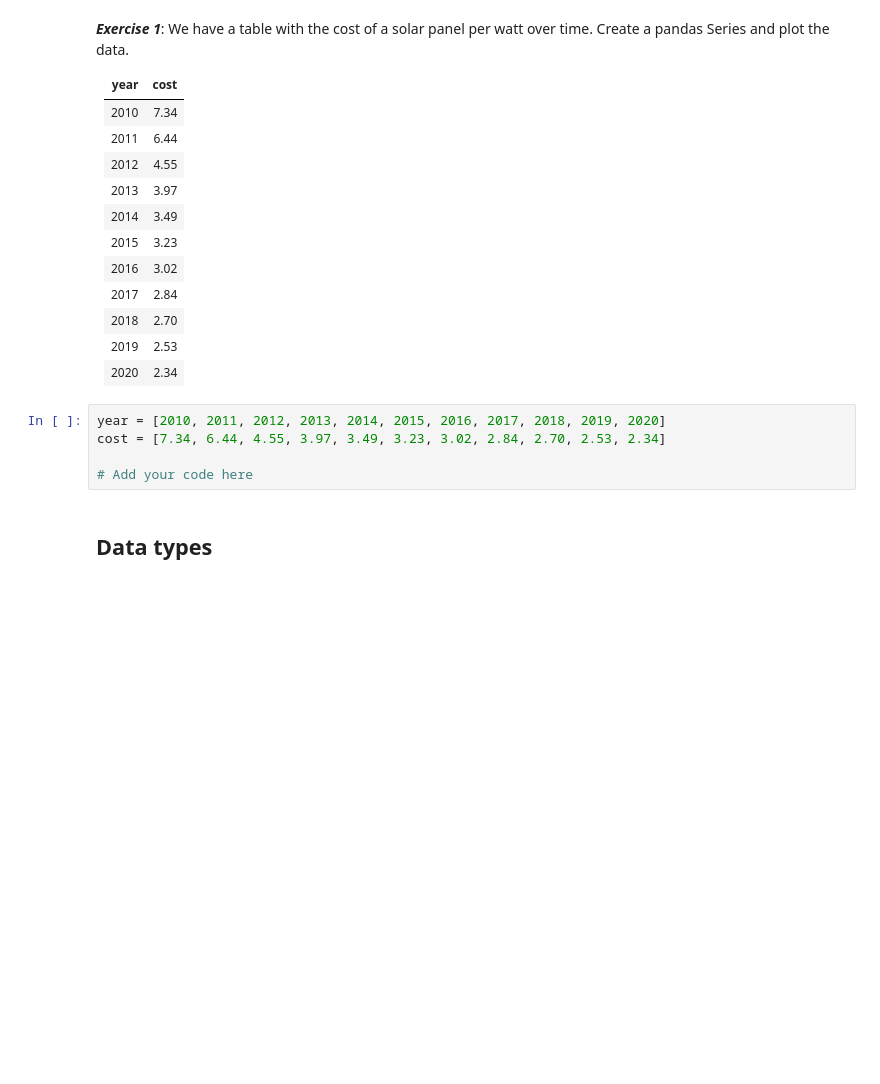
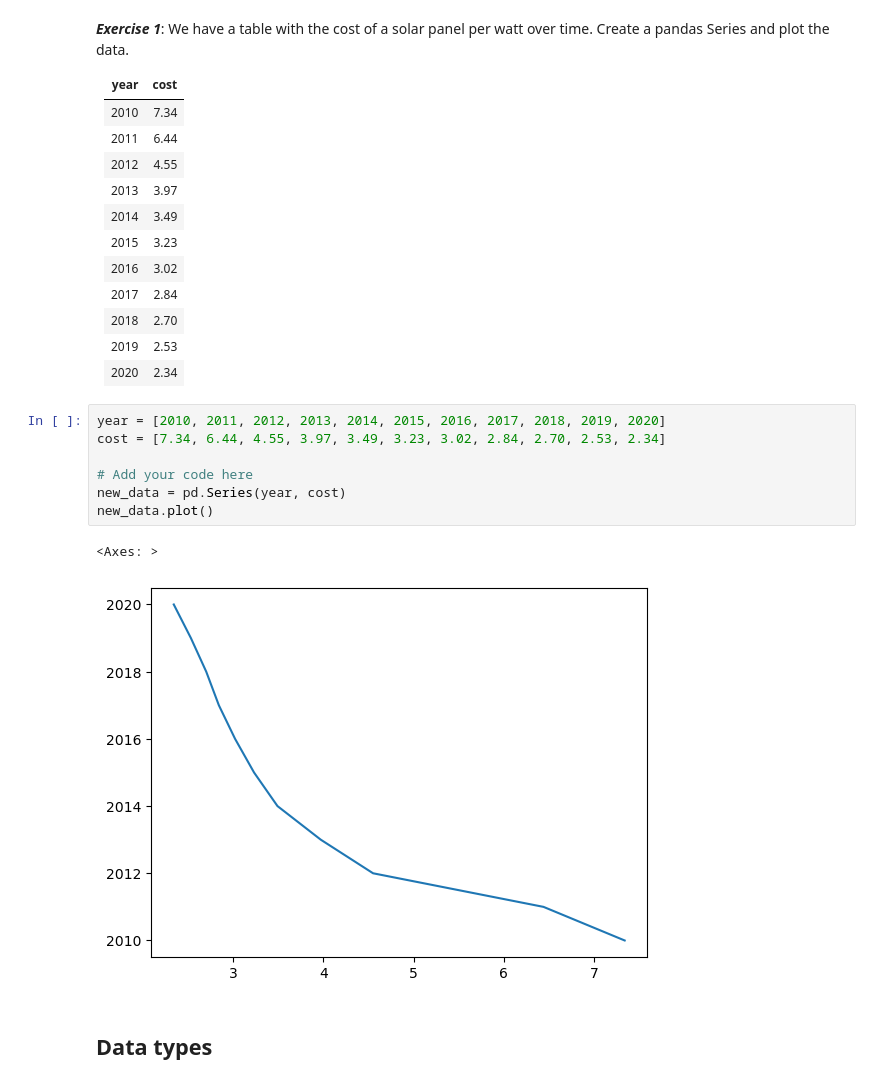
Before and after one commit to vincentpost/PythonMasterclass, a Jupyter notebook: session_4_pandas.ipynb, the cells around one changed output. Cells and saved outputs as stored; diff of their text form; blank space fills up the shorter version.

```diff
--- a/session_4_pandas.ipynb
+++ b/session_4_pandas.ipynb
@@ -108,8 +108,13 @@ dtype: float64
 # %%
 year = [2010, 2011, 2012, 2013, 2014, 2015, 2016, 2017, 2018, 2019, 2020]
 cost = [7.34, 6.44, 4.55, 3.97, 3.49, 3.23, 3.02, 2.84, 2.70, 2.53, 2.34]
 
 # Add your code here
+new_data = pd.Series(year, cost)
+new_data.plot()
+# %% [output]
+<Axes: >
+[figure, added]
 # %% [markdown]
 ## Data types
 # %%
```
Also changed, not shown: parts of 5 cells of this notebook, 1 other file.
